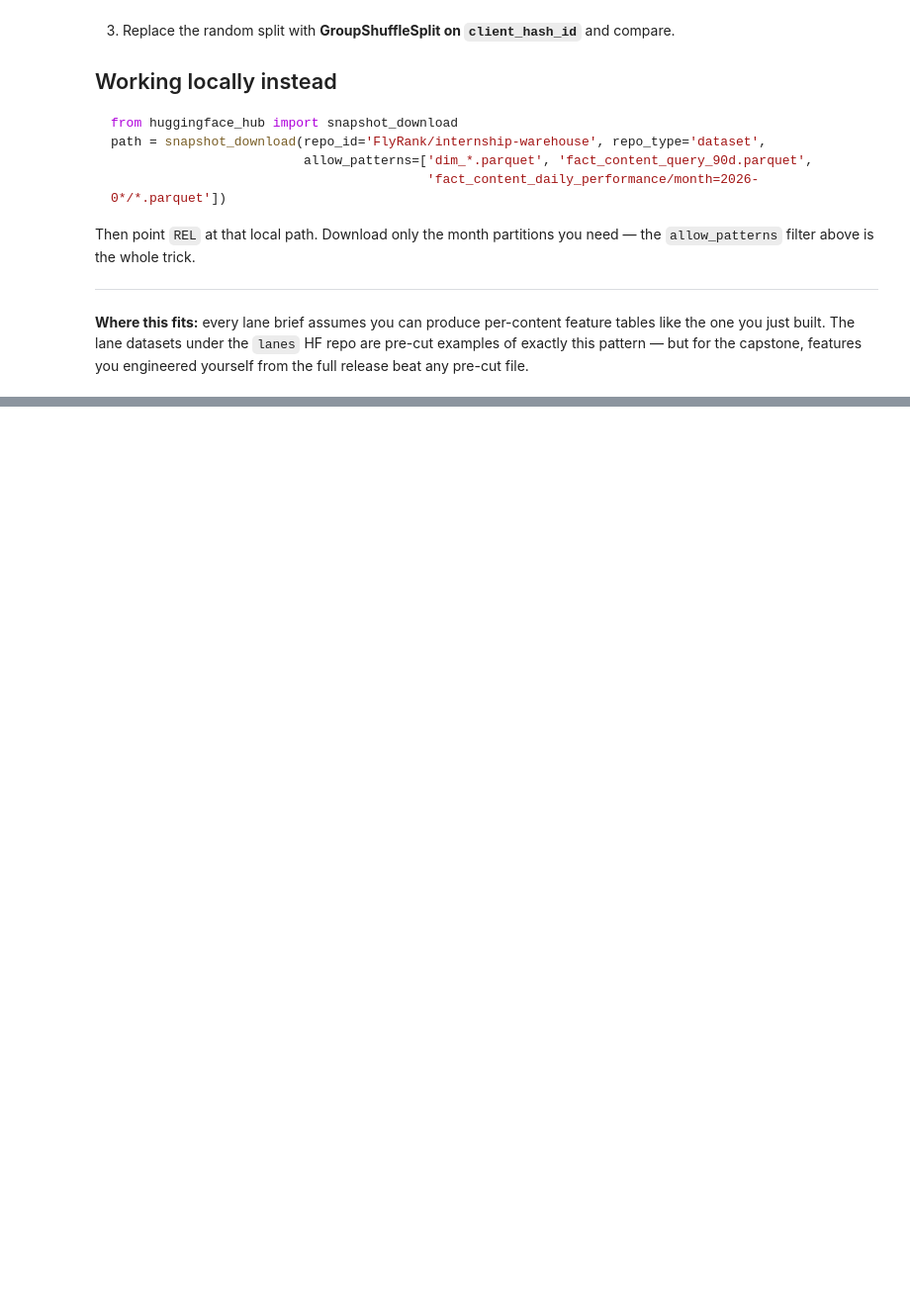
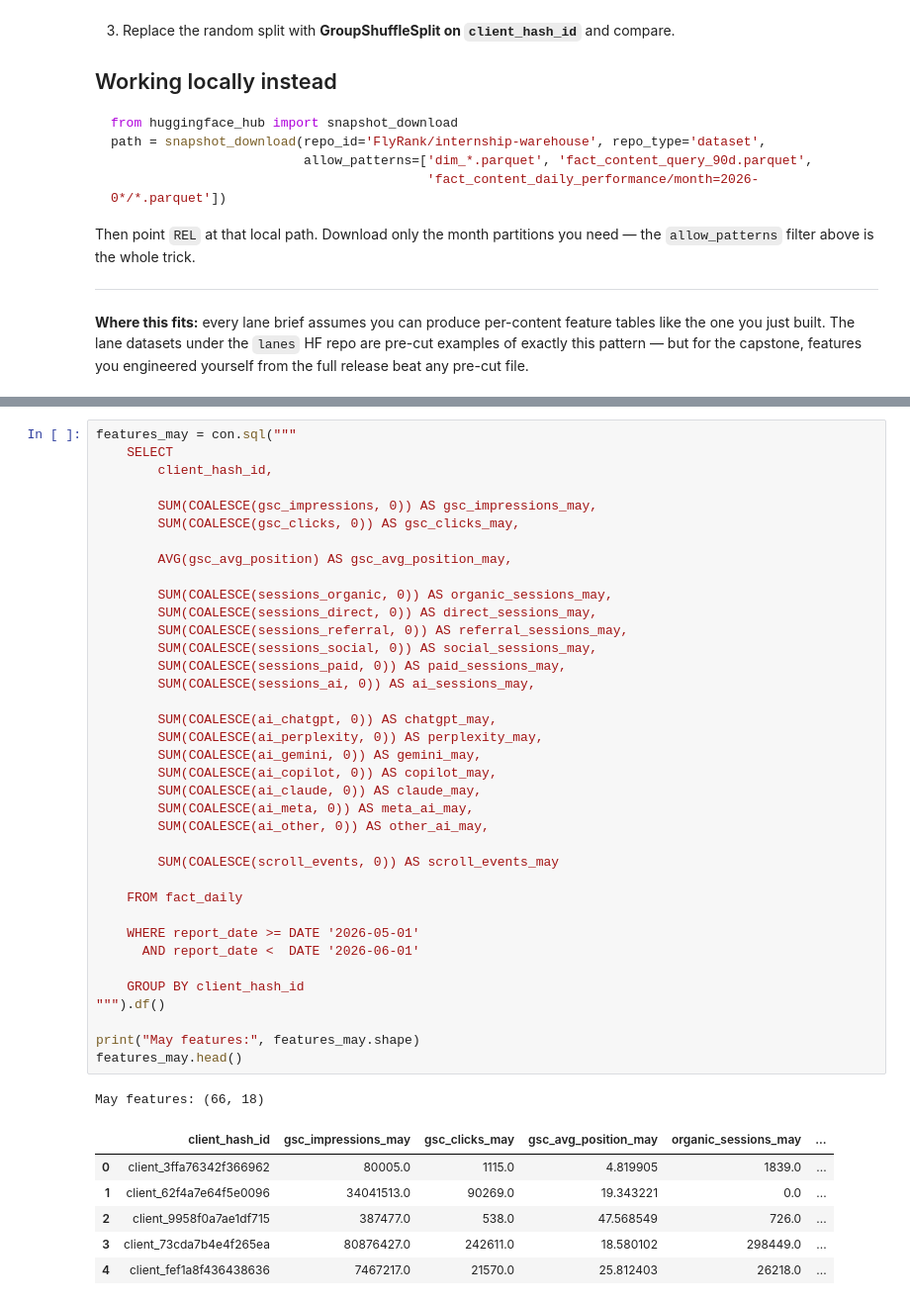
Before and after one commit to BarnaliBhowmik/FlyRank_ML, a Jupyter notebook: notebooks/03_working_with_the_full_release.ipynb, the cells around one changed output, grey strips where cells are left out. Shown at 99% size. Cells and saved outputs as stored; diff of their text form; blank space fills up the shorter version.

```diff
--- a/notebooks/03_working_with_the_full_release.ipynb
+++ b/notebooks/03_working_with_the_full_release.ipynb
@@ -183,0 +882,45 @@ release beat any pre-cut file.
+# %%
+features_may = con.sql("""
+    SELECT
+        client_hash_id,
+
+        SUM(COALESCE(gsc_impressions, 0)) AS gsc_impressions_may,
+        SUM(COALESCE(gsc_clicks, 0)) AS gsc_clicks_may,
+
+        AVG(gsc_avg_position) AS gsc_avg_position_may,
+
+        SUM(COALESCE(sessions_organic, 0)) AS organic_sessions_may,
+        SUM(COALESCE(sessions_direct, 0)) AS direct_sessions_may,
+        SUM(COALESCE(sessions_referral, 0)) AS referral_sessions_may,
+        SUM(COALESCE(sessions_social, 0)) AS social_sessions_may,
+        SUM(COALESCE(sessions_paid, 0)) AS paid_sessions_may,
+        SUM(COALESCE(sessions_ai, 0)) AS ai_sessions_may,
+
+        SUM(COALESCE(ai_chatgpt, 0)) AS chatgpt_may,
+        SUM(COALESCE(ai_perplexity, 0)) AS perplexity_may,
+        SUM(COALESCE(ai_gemini, 0)) AS gemini_may,
+        SUM(COALESCE(ai_copilot, 0)) AS copilot_may,
+        SUM(COALESCE(ai_claude, 0)) AS claude_may,
+        SUM(COALESCE(ai_meta, 0)) AS meta_ai_may,
+        SUM(COALESCE(ai_other, 0)) AS other_ai_may,
+
+        SUM(COALESCE(scroll_events, 0)) AS scroll_events_may
+
+    FROM fact_daily
+
+    WHERE report_date >= DATE '2026-05-01'
+      AND report_date <  DATE '2026-06-01'
+
+    GROUP BY client_hash_id
+""").df()
+
+print("May features:", features_may.shape)
+features_may.head()
+# %% [output]
+May features: (66, 18)
+|  | client_hash_id | gsc_impressions_may | gsc_clicks_may | gsc_avg_position_may | organic_sessions_may | ... |
+| 0 | client_3ffa76342f366962 | 80005.0 | 1115.0 | 4.819905 | 1839.0 | ... |
+| 1 | client_62f4a7e64f5e0096 | 34041513.0 | 90269.0 | 19.343221 | 0.0 | ... |
+| 2 | client_9958f0a7ae1df715 | 387477.0 | 538.0 | 47.568549 | 726.0 | ... |
+| 3 | client_73cda7b4e4f265ea | 80876427.0 | 242611.0 | 18.580102 | 298449.0 | ... |
+| 4 | client_fef1a8f436438636 | 7467217.0 | 21570.0 | 25.812403 | 26218.0 | ... |
```
Also changed, not shown: parts of 42 cells of this notebook.
